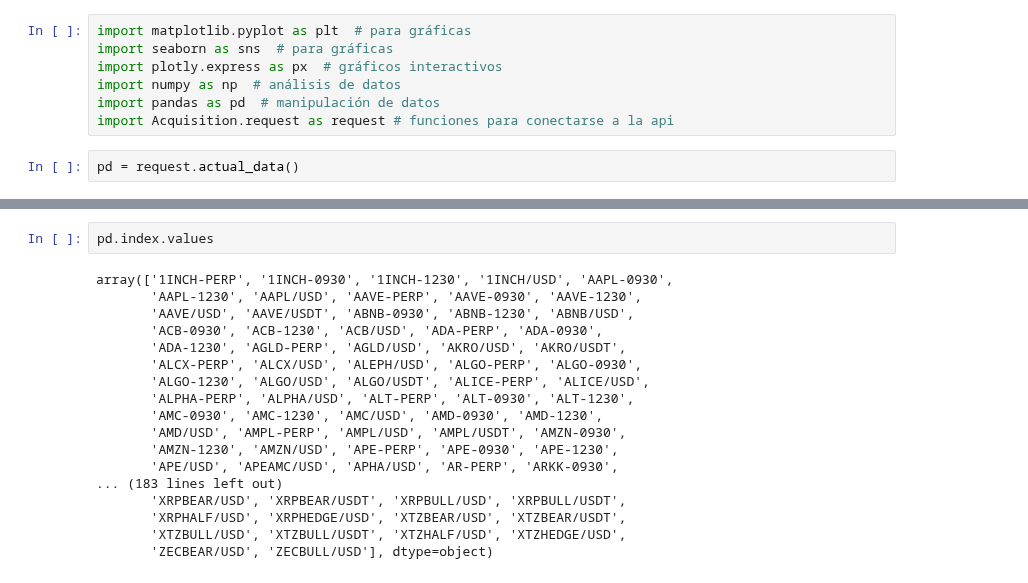
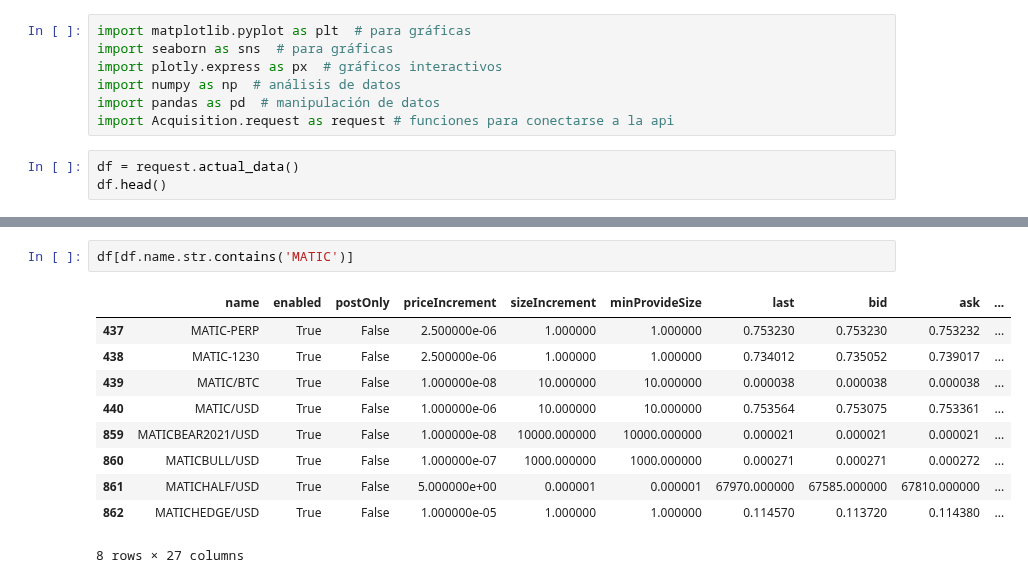
Before and after one commit to sebas6112/PI-03-Henry, a Jupyter notebook: test_chart.ipynb, the cells around one changed output, grey strips where cells are left out. Saved outputs shown, nothing was run; the diff lists cells and outputs as text.

```diff
--- a/test_chart.ipynb
+++ b/test_chart.ipynb
@@ -6,4 +6,5 @@ import numpy as np  # análisis de datos
 import pandas as pd  # manipulación de datos
 import Acquisition.request as request # funciones para conectarse a la api
 # %%
-pd = request.actual_data()
+df = request.actual_data()
+df.head()
@@ -10,20 +19,13 @@ pd = request.actual_data()
-# %%
-pd.index.values
-# %% [output]
-array(['1INCH-PERP', '1INCH-0930', '1INCH-1230', '1INCH/USD', 'AAPL-0930',
-       'AAPL-1230', 'AAPL/USD', 'AAVE-PERP', 'AAVE-0930', 'AAVE-1230',
-       'AAVE/USD', 'AAVE/USDT', 'ABNB-0930', 'ABNB-1230', 'ABNB/USD',
-       'ACB-0930', 'ACB-1230', 'ACB/USD', 'ADA-PERP', 'ADA-0930',
-       'ADA-1230', 'AGLD-PERP', 'AGLD/USD', 'AKRO/USD', 'AKRO/USDT',
-       'ALCX-PERP', 'ALCX/USD', 'ALEPH/USD', 'ALGO-PERP', 'ALGO-0930',
-       'ALGO-1230', 'ALGO/USD', 'ALGO/USDT', 'ALICE-PERP', 'ALICE/USD',
-       'ALPHA-PERP', 'ALPHA/USD', 'ALT-PERP', 'ALT-0930', 'ALT-1230',
-       'AMC-0930', 'AMC-1230', 'AMC/USD', 'AMD-0930', 'AMD-1230',
-       'AMD/USD', 'AMPL-PERP', 'AMPL/USD', 'AMPL/USDT', 'AMZN-0930',
-       'AMZN-1230', 'AMZN/USD', 'APE-PERP', 'APE-0930', 'APE-1230',
-       'APE/USD', 'APEAMC/USD', 'APHA/USD', 'AR-PERP', 'ARKK-0930',
-... (183 lines left out)
-       'XRPBEAR/USD', 'XRPBEAR/USDT', 'XRPBULL/USD', 'XRPBULL/USDT',
-       'XRPHALF/USD', 'XRPHEDGE/USD', 'XTZBEAR/USD', 'XTZBEAR/USDT',
-       'XTZBULL/USD', 'XTZBULL/USDT', 'XTZHALF/USD', 'XTZHEDGE/USD',
-       'ZECBEAR/USD', 'ZECBULL/USD'], dtype=object)
+# %%
+df[df.name.str.contains('MATIC')]
+# %% [output]
+|  | name | enabled | postOnly | priceIncrement | sizeIncrement | minProvideSize | last | bid | ask | ... |
+| 437 | MATIC-PERP | True | False | 2.500000e-06 | 1.000000 | 1.000000 | 0.753230 | 0.753230 | 0.753232 | ... |
+| 438 | MATIC-1230 | True | False | 2.500000e-06 | 1.000000 | 1.000000 | 0.734012 | 0.735052 | 0.739017 | ... |
+| 439 | MATIC/BTC | True | False | 1.000000e-08 | 10.000000 | 10.000000 | 0.000038 | 0.000038 | 0.000038 | ... |
+| 440 | MATIC/USD | True | False | 1.000000e-06 | 10.000000 | 10.000000 | 0.753564 | 0.753075 | 0.753361 | ... |
+| 859 | MATICBEAR2021/USD | True | False | 1.000000e-08 | 10000.000000 | 10000.000000 | 0.000021 | 0.000021 | 0.000021 | ... |
+| 860 | MATICBULL/USD | True | False | 1.000000e-07 | 1000.000000 | 1000.000000 | 0.000271 | 0.000271 | 0.000272 | ... |
+| 861 | MATICHALF/USD | True | False | 5.000000e+00 | 0.000001 | 0.000001 | 67970.000000 | 67585.000000 | 67810.000000 | ... |
+| 862 | MATICHEDGE/USD | True | False | 1.000000e-05 | 1.000000 | 1.000000 | 0.114570 | 0.113720 | 0.114380 | ... |
+8 rows × 27 columns
```
Also changed, not shown: parts of 11 cells of this notebook, 1 other file.
